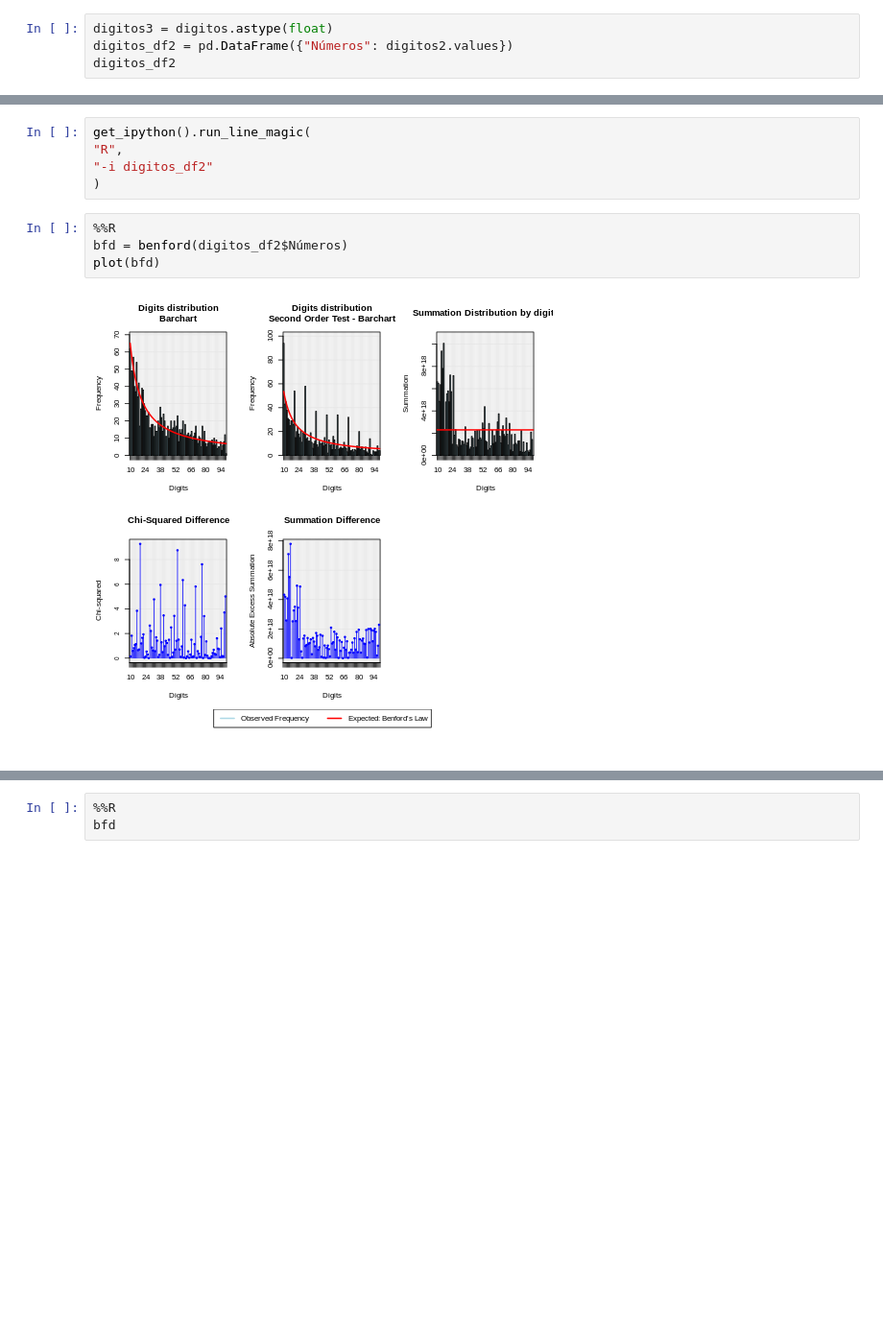
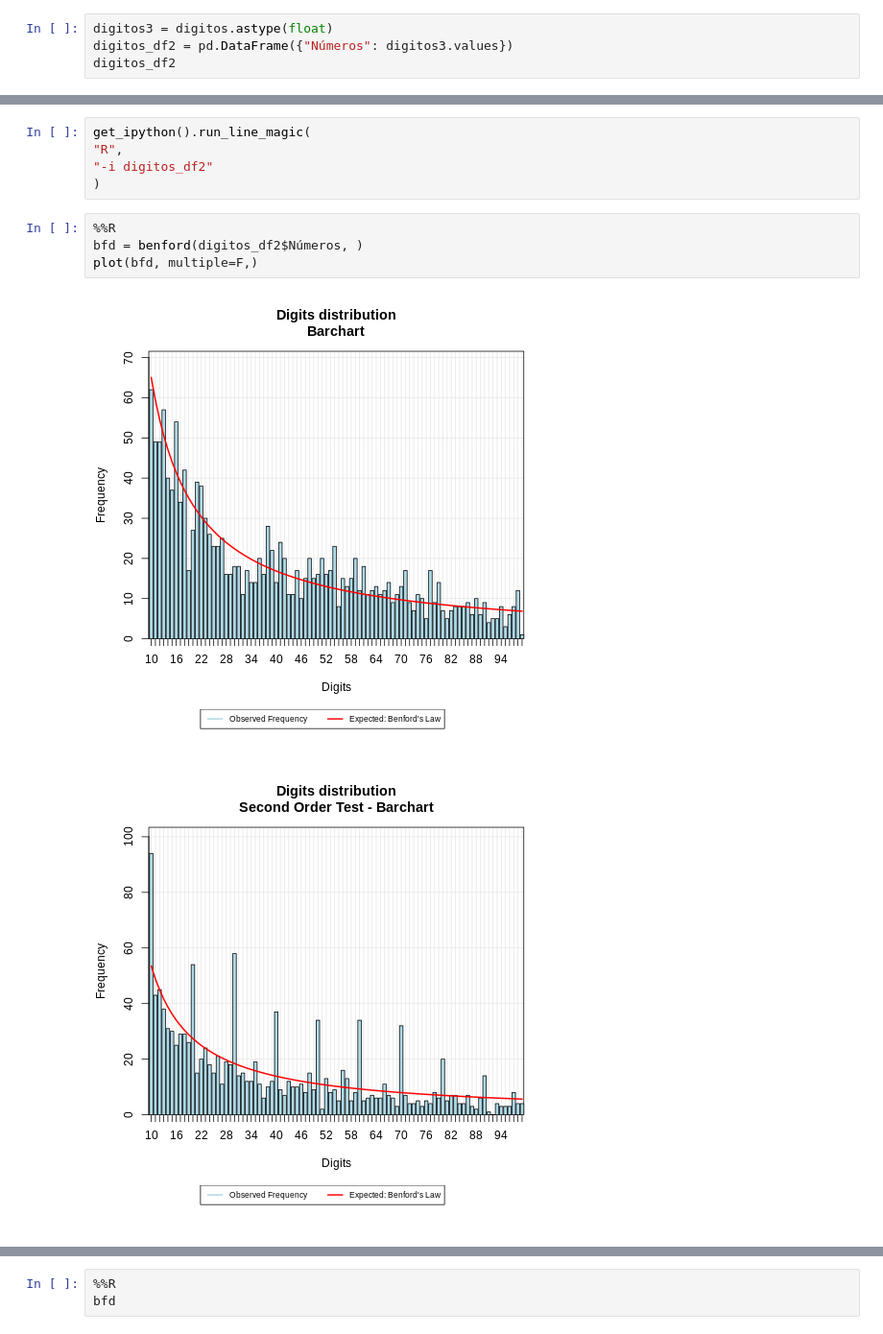
Before and after one commit to samrigol/BenfordsLaw, a Jupyter notebook: Lei_de_Benford.ipynb, the cells around one changed output, grey strips where cells are left out. Shown at 96% size. Saved outputs shown, nothing was run; the diff lists cells and outputs as text; blank space fills up the shorter version.

```diff
--- a/Lei_de_Benford.ipynb
+++ b/Lei_de_Benford.ipynb
@@ -270,6 +271,6 @@ library(benford.analysis)
 # %%
 digitos3 = digitos.astype(float)
-digitos_df2 = pd.DataFrame({"Números": digitos2.values})
+digitos_df2 = pd.DataFrame({"Números": digitos3.values})
 digitos_df2
 # %% [output]
 |  | Números |
@@ -292,7 +293,8 @@ get_ipython().run_line_magic(
 )
 # %%
 %%R
-bfd = benford(digitos_df2$Números)
-plot(bfd)
+bfd = benford(digitos_df2$Números, )
+plot(bfd, multiple=F,)
 # %% [output]
-[figure, old version]
+[figure, new version]
+[figure, added]
```
Also changed, not shown: parts of 3 cells of this notebook.
